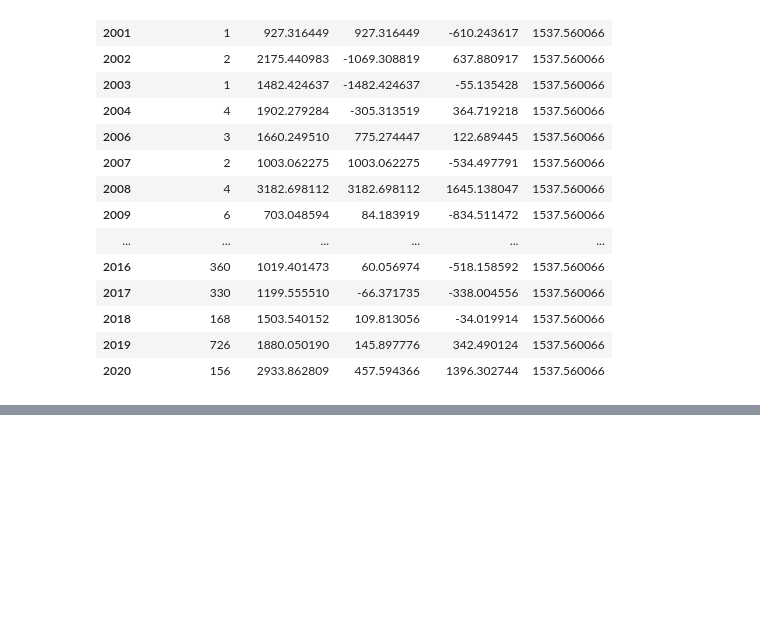
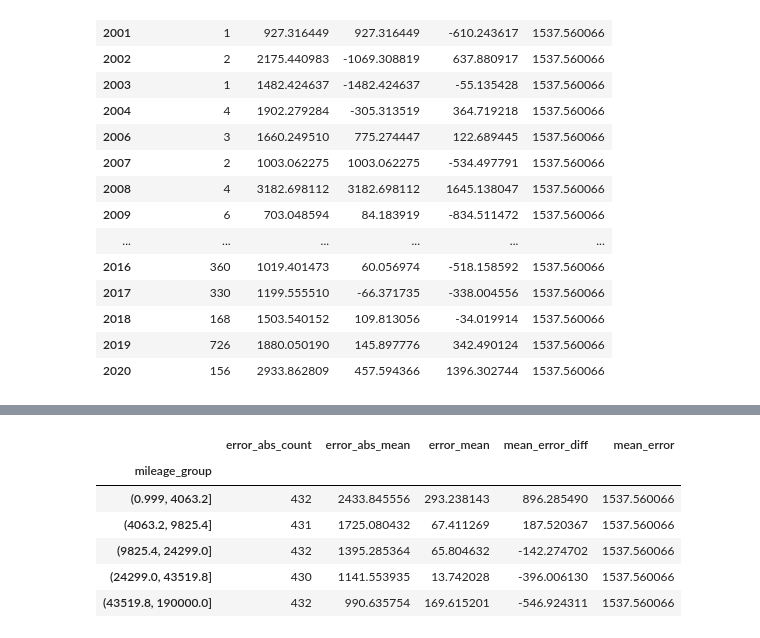
Before and after one commit to SergeyB81/Portfolio-DS, a Jupyter notebook: Car price/model_analysis_and_interpretation.ipynb, the cells around one changed output, grey strips where cells are left out. Saved outputs shown, nothing was run; the diff lists cells and outputs as text; code cells hidden in the pictures; blank space fills up the shorter version.

```diff
--- a/Car price/model_analysis_and_interpretation.ipynb
+++ b/Car price/model_analysis_and_interpretation.ipynb
@@ -381,0 +409,10 @@ print_error('year')
+# %%
+print_error('mileage_group')
+# %% [output]
+|  | error_abs_count | error_abs_mean | error_mean | mean_error_diff | mean_error |
+| mileage_group |  |  |  |  |  |
+| (0.999, 4063.2] | 432 | 2433.845556 | 293.238143 | 896.285490 | 1537.560066 |
+| (4063.2, 9825.4] | 431 | 1725.080432 | 67.411269 | 187.520367 | 1537.560066 |
+| (9825.4, 24299.0] | 432 | 1395.285364 | 65.804632 | -142.274702 | 1537.560066 |
+| (24299.0, 43519.8] | 430 | 1141.553935 | 13.742028 | -396.006130 | 1537.560066 |
+| (43519.8, 190000.0] | 432 | 990.635754 | 169.615201 | -546.924311 | 1537.560066 |
```
Also changed, not shown: parts of 7 cells of this notebook.
